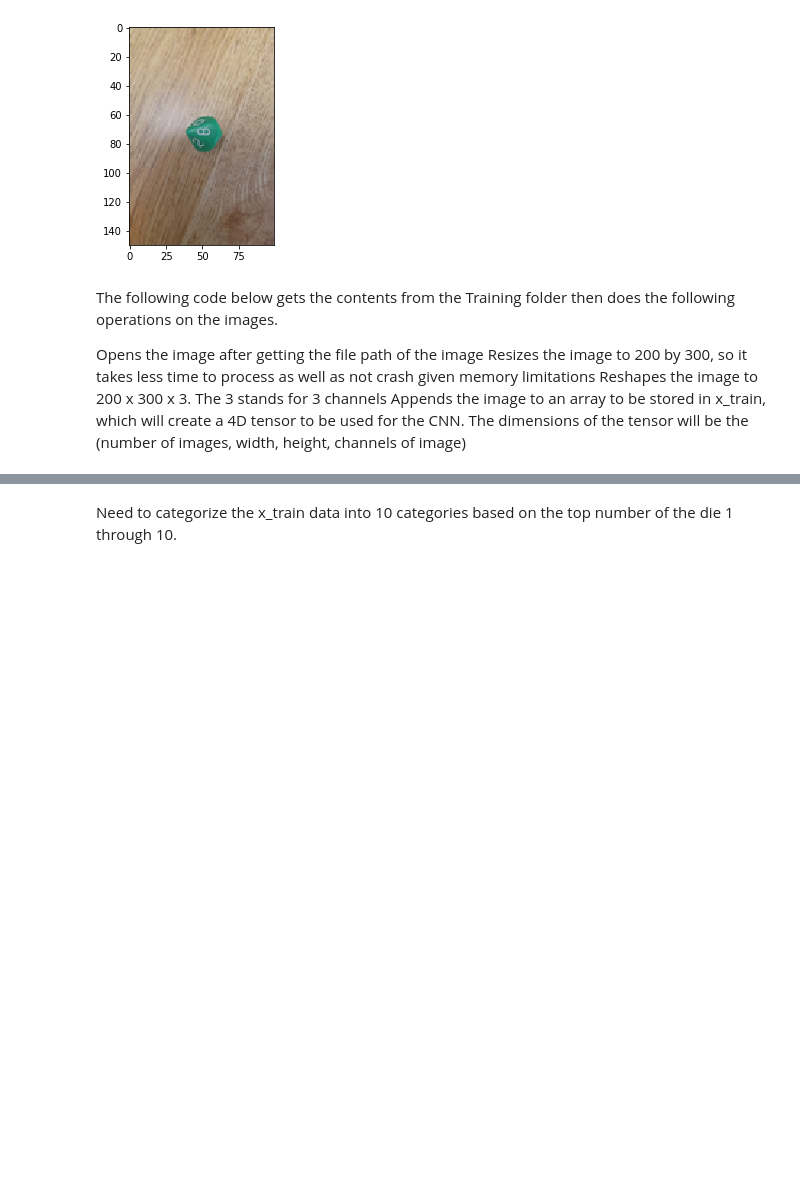
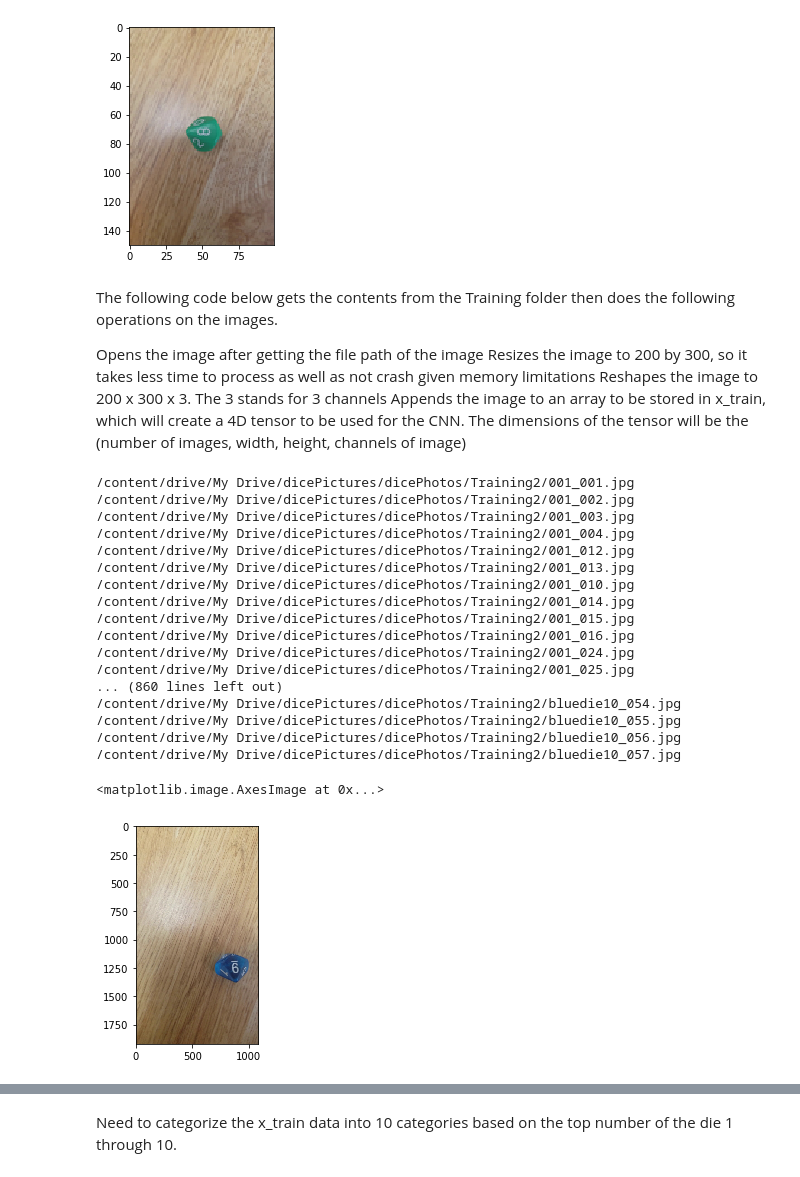
Before and after one commit to ColeAlves/DiceDetector, a Jupyter notebook: DiceDector.ipynb, the cells around one changed output, grey strips where cells are left out. Cells and saved outputs as stored; diff of their text form; code cells hidden in the pictures; blank space fills up the shorter version.

```diff
--- a/DiceDector.ipynb
+++ b/DiceDector.ipynb
@@ -99,7 +99,7 @@ import numpy as np
 from numpy import random
 import matplotlib.pyplot as plt
 
-base_dir_a = '/content/drive/My Drive/dicePictures/dicePhotos/aTrain'
+base_dir_a = '/content/drive/My Drive/dicePictures/dicePhotos/Training2'
 
 '''
 import cv2
@@ -115,33 +115,53 @@ print(numpy.array(img2).shape)  (150,100,3)
 
 
 all_images = []
 y_train_array = []
 
 for file in os.listdir(base_dir_a):
   file_path = base_dir_a + '/' + file  #concating the file path from the file and base_dir_a together
   print(file_path)
   #img = io.imread(file_path)
 
   img = Image.open(file_path)
   img2 = img.resize((200, 300), Image.ANTIALIAS )#resizes the img to 100 pizels x axis and 150 pixels y axis
   #img = cv2.resize(img, (200, 300))
   #img = img.reshape([200, 300, 3])
 
   all_images.append(np.array(img2))
   temp = classificationImage(file)
 
   y_train_array.append(temp)
   #image_name = os.path.join(base_dir_a, file)#gets the path name from the file to the photos
   #images.append(image_name)#appends the path name to the images array
 
 x_train = np.array(all_images)
 tasdas = np.array(y_train_array)
 plt.imshow(img)
 
 
 
 #combined = (x_train, tasdas)
 #print(combined)
+# %% [output]
+/content/drive/My Drive/dicePictures/dicePhotos/Training2/001_001.jpg
+/content/drive/My Drive/dicePictures/dicePhotos/Training2/001_002.jpg
+/content/drive/My Drive/dicePictures/dicePhotos/Training2/001_003.jpg
+/content/drive/My Drive/dicePictures/dicePhotos/Training2/001_004.jpg
+/content/drive/My Drive/dicePictures/dicePhotos/Training2/001_012.jpg
+/content/drive/My Drive/dicePictures/dicePhotos/Training2/001_013.jpg
+/content/drive/My Drive/dicePictures/dicePhotos/Training2/001_010.jpg
+/content/drive/My Drive/dicePictures/dicePhotos/Training2/001_014.jpg
+/content/drive/My Drive/dicePictures/dicePhotos/Training2/001_015.jpg
+/content/drive/My Drive/dicePictures/dicePhotos/Training2/001_016.jpg
+/content/drive/My Drive/dicePictures/dicePhotos/Training2/001_024.jpg
+/content/drive/My Drive/dicePictures/dicePhotos/Training2/001_025.jpg
+... (860 lines left out)
+/content/drive/My Drive/dicePictures/dicePhotos/Training2/bluedie10_054.jpg
+/content/drive/My Drive/dicePictures/dicePhotos/Training2/bluedie10_055.jpg
+/content/drive/My Drive/dicePictures/dicePhotos/Training2/bluedie10_056.jpg
+/content/drive/My Drive/dicePictures/dicePhotos/Training2/bluedie10_057.jpg
+<matplotlib.image.AxesImage at 0x...>
+[figure, added]
 # %%
 y_train = np.array(y_train_array)
 print(y_train[0])
```
Also changed, not shown: parts of 18 cells of this notebook.
